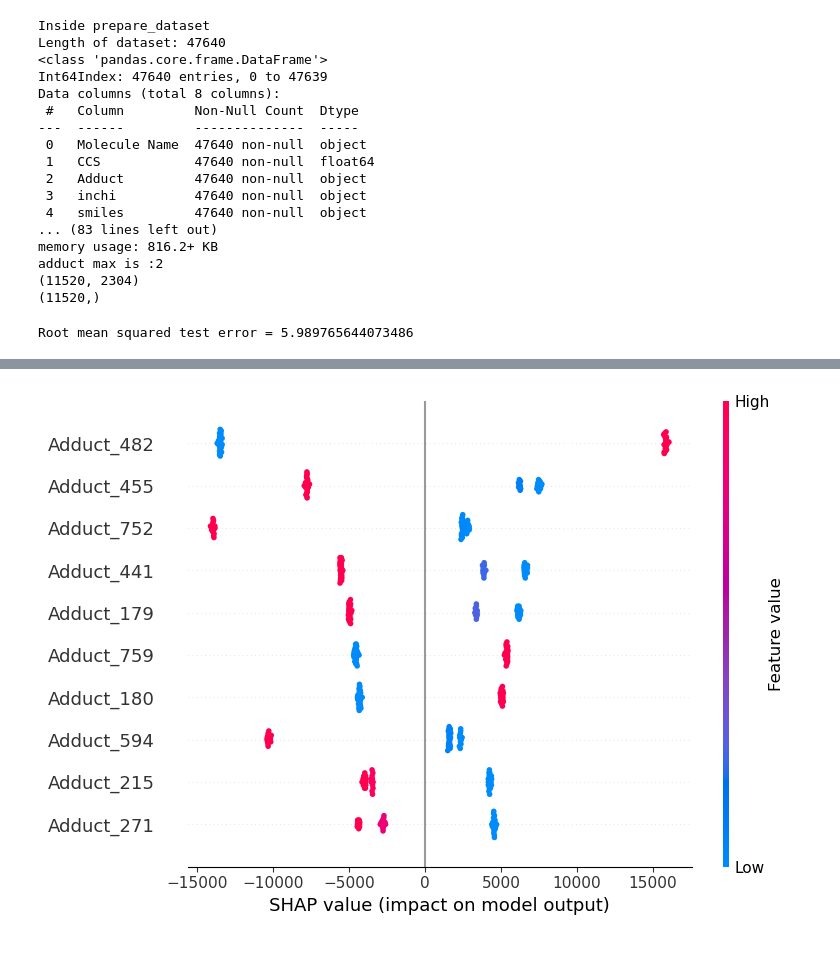
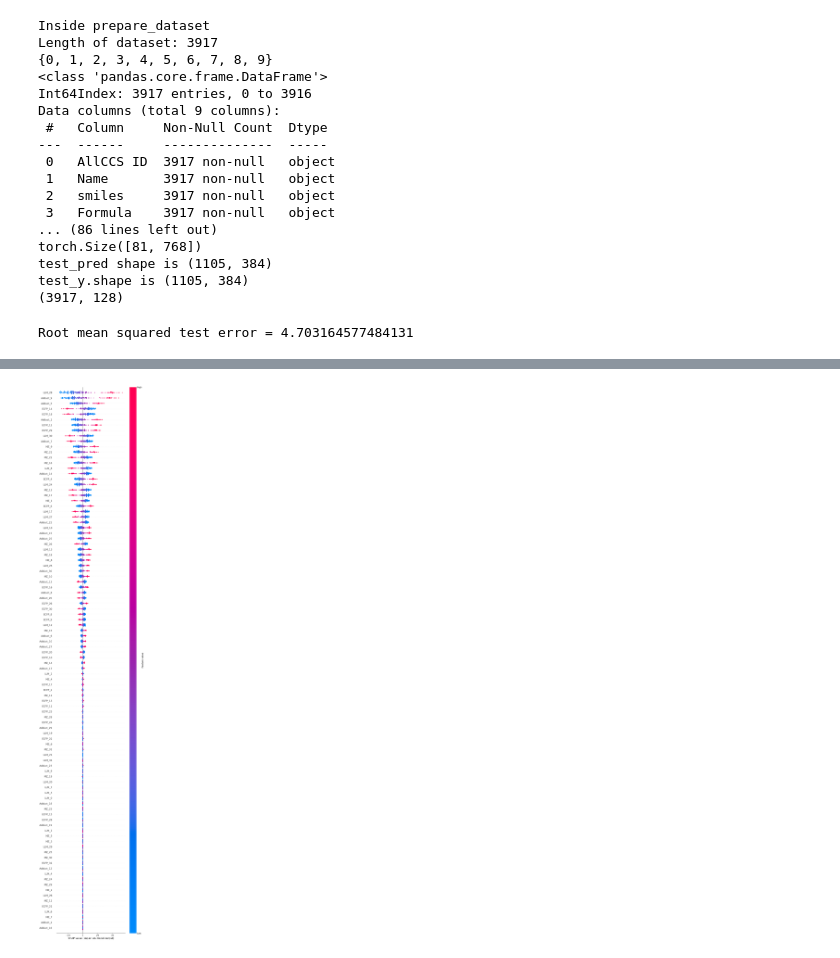
Before and after one commit to NeoNexusX/CCSLLM, a Jupyter notebook: explain_with_shap.ipynb, the cells around one changed output, grey strips where cells are left out. Cells and saved outputs as stored; diff of their text form; code cells hidden in the pictures.

```diff
--- a/explain_with_shap.ipynb
+++ b/explain_with_shap.ipynb
@@ -6,9 +6,9 @@ from argparse import Namespace
 import numpy as np
 import pandas as pd
 import time
-from data_pre.data_loader import PropertyPredictionDataModule
-from data_pre.tokenizer import MolTranBertTokenizer
-from model.layers.main_layer_a import LightningModule
+from data_prepare.data_loader import PropertyPredictionDataModule
+from data_prepare.tokenizer import MolTranBertTokenizer
+from model.layers.main_layer import LightningModule
 from fast_transformers.masking import LengthMask as LM
 import matplotlib.pyplot as plt
 from sklearn import linear_model
@@ -48,7 +48,7 @@ def prepare_model(model_name):
 
             return model
 
-model_name = 'ATT_DE'
+model_name = 'ATT_FULL_A0'
 model = prepare_model(model_name)
 model.eval()
 
@@ -68,7 +68,9 @@ def predict(batch):
         x = model.drop(token_embeddings)
         x = model.blocks(x, length_mask=LM(mask.sum(-1)))
         token_embeddings = x
-        pred,_ = model.aggre(x, m_z, adduct, ecfp, mask)
+        _,pred = model.aggre(x, m_z, adduct, ecfp, mask)
+        print(pred.shape)
+        pred = model.net.get_layerfc3(pred)
 
     return pred.cpu().detach().numpy()
 
@@ -102,51 +105,58 @@ if __name__ == '__main__':
         pred = predict(test_batch)
         test_pred.extend(pred)
         test_y.extend(test_batch[-1].cpu().detach().numpy())
+    test_pred  = np.stack(test_pred)
     test_y  = np.stack(test_y)
-    test_pred  = np.stack(test_pred)
 
-    print(test_pred.shape)
-    print(test_y.shape)
+
+    print(f'test_pred shape is {test_pred.shape}')
+    print(f'test_y.shape is {test_pred.shape}')
+
+arr = np.arange(test_pred.shape[1])
+split_arr = np.array_split(arr, 4)
+m = 32
+result_index= np.concatenate([chunk[:m] for chunk in split_arr]) # 取每份的前m个元素
+test_pred = test_pred[:,result_index]
+x_train = x_train[:,result_index]
+print(x_train.shape)
 # %% [output]
 Inside prepare_dataset
-Length of dataset: 47640
+Length of dataset: 3917
+{0, 1, 2, 3, 4, 5, 6, 7, 8, 9}
 <class 'pandas.core.frame.DataFrame'>
-Int64Index: 47640 entries, 0 to 47639
-Data columns (total 8 columns):
- #   Column         Non-Null Count  Dtype
----  ------         --------------  -----
- 0   Molecule Name  47640 non-null  object
- 1   CCS            47640 non-null  float64
- 2   Adduct         47640 non-null  object
- 3   inchi          47640 non-null  object
- 4   smiles         47640 non-null  object
-... (83 lines left out)
-memory usage: 816.2+ KB
-adduct max is :2
-(11520, 2304)
-(11520,)
+Int64Index: 3917 entries, 0 to 3916
+Data columns (total 9 columns):
+ #   Column     Non-Null Count  Dtype
+---  ------     --------------  -----
+ 0   AllCCS ID  3917 non-null   object
+ 1   Name       3917 non-null   object
+ 2   smiles     3917 non-null   object
+ 3   Formula    3917 non-null   object
+... (86 lines left out)
+torch.Size([81, 768])
+test_pred shape is (1105, 384)
+test_y.shape is (1105, 384)
+(3917, 128)
 # %%
 lin_regr = linear_model.LinearRegression()
 lin_regr.fit(x_train, y_train)
-
 print_accuracy(lin_regr.predict,test_pred,test_y)
 
-f_size = 768
-features_name = [f"{prefix}_{n}" for prefix in ["LLM", "MZ", "Adduct"] for n in range(f_size)]
+f_size = 32
+features_name = [f"{prefix}_{n}" for prefix in ["LLM", "MZ", "Adduct","ECFP"] for n in range(f_size)]
 
-# X_train_summary = shap.kmeans(x_train, 3)
-
-# ex = shap.KernelExplainer(lin_regr.predict, X_train_summary)
-ex = shap.KernelExplainer(lin_regr.predict, x_train[:200])
-shap_index = [i for i in range(200)]
+X_train_summary = shap.kmeans(x_train, 4)
+ex = shap.KernelExplainer(lin_regr.predict, X_train_summary)
+# ex = shap.KernelExplainer(lin_regr.predict, x_train[:200])  full shap
+shap_index = [i for i in range(f_size*4)]
 shap_values = ex.shap_values(test_pred[shap_index])
 
 shap.initjs()
-shap.summary_plot(shap_values, test_pred[:200],features_name,max_display=100)
+shap.summary_plot(shap_values, test_pred[:f_size*4],features_name,max_display=100)
 # %% [output]
-Root mean squared test error = 5.989765644073486
+Root mean squared test error = 4.703164577484131
 [interactive output not drawn]
-[figure, old version]
+[figure, new version]
 # %%
 # 1. 确定需要显示的特征索引
 selected_indices = list(range(10)) + list(range(767, 777)) + list(range(1536, 1546))  # 前10个和第30-40个特征
```
Also changed, not shown: parts of 1 cell of this notebook, 21 other files.
